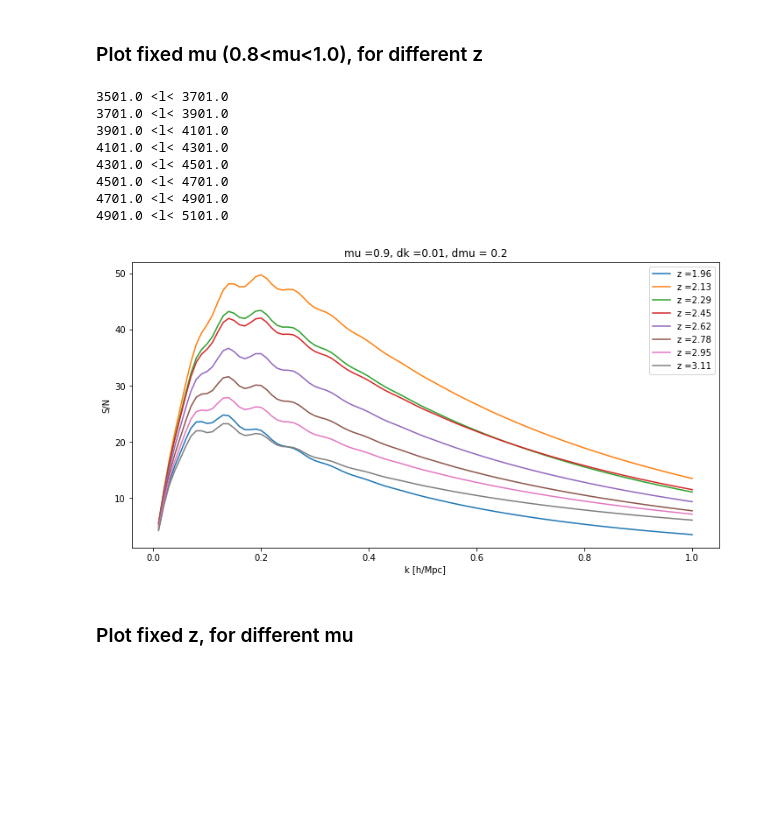
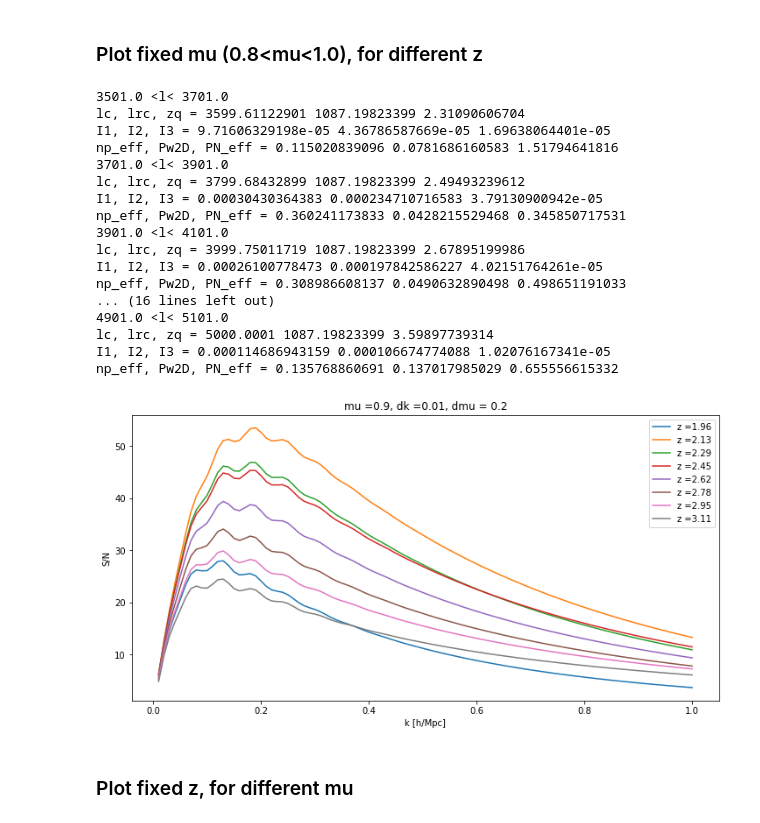
Before and after one commit to igmhub/lyaforecast, a Jupyter notebook: examples/plot_fisher.ipynb, the cells around one changed output. Cells and saved outputs as stored; diff of their text form; code cells hidden in the pictures; blank space fills up the shorter version.

```diff
--- a/examples/plot_fisher.ipynb
+++ b/examples/plot_fisher.ipynb
@@ -25,3 +25,12 @@ dk = 0.01
 # %%
 def z_str(z):
     return "{:.3g}".format(decimal.Decimal(z))
+# %%
+forecast.verbose=1
+forecast.lmin=3701.0
+forecast.lmax=3901.0
+P1=forecast.TotalFluxP3D_degkms(10.0,0.001)
+print('P_T',P1)
+np_eff,Pw2D,PN_eff=forecast.EffectiveDensityAndNoise()
+P2=forecast.TotalFluxP3D_degkms(10.0,0.001,Pw2D=Pw2D,PN_eff=PN_eff)
+print('P_T',P2)
@@ -28,42 +46,47 @@ def z_str(z):
 # %% [markdown]
 ### Plot fixed mu (0.8<mu<1.0), for different z
 # %%
-forecast.verbose=0
+forecast.verbose=1
 lmin=3501.0
 lmax=3701.0
 plt.figure(figsize=(12,6))
 while lmin < 5000:
     print(lmin,'<l<',lmax)
     forecast.lmin=lmin
     forecast.lmax=lmax
     z = forecast.mean_z()
     mu = 0.9
     dmu = 0.2
     P3D = np.array([forecast.FluxP3D_hMpc(k,mu) for k in ks_hMpc])
-    #P3D = forecast.LyaP3D.FluxP3D_hMpc(z,k_hMpc,mu)
-    VarP3D = np.array([forecast.VarFluxP3D_hMpc(k,mu,dk_hMpc,dmu) for k in ks_hMpc])
-    #VarP3D = forecast.VarFluxP3D_hMpc_kmu(k_hMpc,mu,dk_hMpc,dmu)
-    #print('P3D =',P3D)
-    #print('VarP3D =',VarP3D)
+    np_eff,Pw2D,PN_eff=forecast.EffectiveDensityAndNoise()
+    VarP3D = np.array([forecast.VarFluxP3D_hMpc(k,mu,dk_hMpc,dmu,Pw2D=Pw2D,PN_eff=PN_eff) for k in ks_hMpc])
     plt.plot(ks_hMpc,P3D/np.sqrt(VarP3D),label='z ='+z_str(z))
-    #plt.plot(ks_hMpc,np.sqrt(VarP3D),':')
     lmin = lmax
     lmax += 200
 plt.legend(loc='best')
 plt.title('mu ='+str(mu)+', dk ='+str(dk_hMpc)+', dmu = '+str(dmu))
 plt.xlabel('k [h/Mpc]')
 plt.ylabel('S/N')
 plt.savefig('LyaP3D_mu'+str(mu)+'.pdf')
 # %% [output]
 3501.0 <l< 3701.0
+lc, lrc, zq = 3599.61122901 1087.19823399 2.31090606704
+I1, I2, I3 = 9.71606329198e-05 4.36786587669e-05 1.69638064401e-05
+np_eff, Pw2D, PN_eff = 0.115020839096 0.0781686160583 1.51794641816
 3701.0 <l< 3901.0
+lc, lrc, zq = 3799.68432899 1087.19823399 2.49493239612
+I1, I2, I3 = 0.00030430364383 0.000234710716583 3.79130900942e-05
+np_eff, Pw2D, PN_eff = 0.360241173833 0.0428215529468 0.345850717531
 3901.0 <l< 4101.0
-4101.0 <l< 4301.0
-4301.0 <l< 4501.0
-4501.0 <l< 4701.0
-4701.0 <l< 4901.0
+lc, lrc, zq = 3999.75011719 1087.19823399 2.67895199986
+I1, I2, I3 = 0.00026100778473 0.000197842586227 4.02151764261e-05
+np_eff, Pw2D, PN_eff = 0.308986608137 0.0490632890498 0.498651191033
+... (16 lines left out)
 4901.0 <l< 5101.0
+lc, lrc, zq = 5000.0001 1087.19823399 3.59897739314
+I1, I2, I3 = 0.000114686943159 0.000106674774088 1.02076167341e-05
+np_eff, Pw2D, PN_eff = 0.135768860691 0.137017985029 0.655556615332
-[figure, old version]
+[figure, new version]
 # %% [markdown]
 ### Plot fixed z, for different mu
 # %%
```
Also changed, not shown: parts of 2 cells of this notebook, 3 other files.
